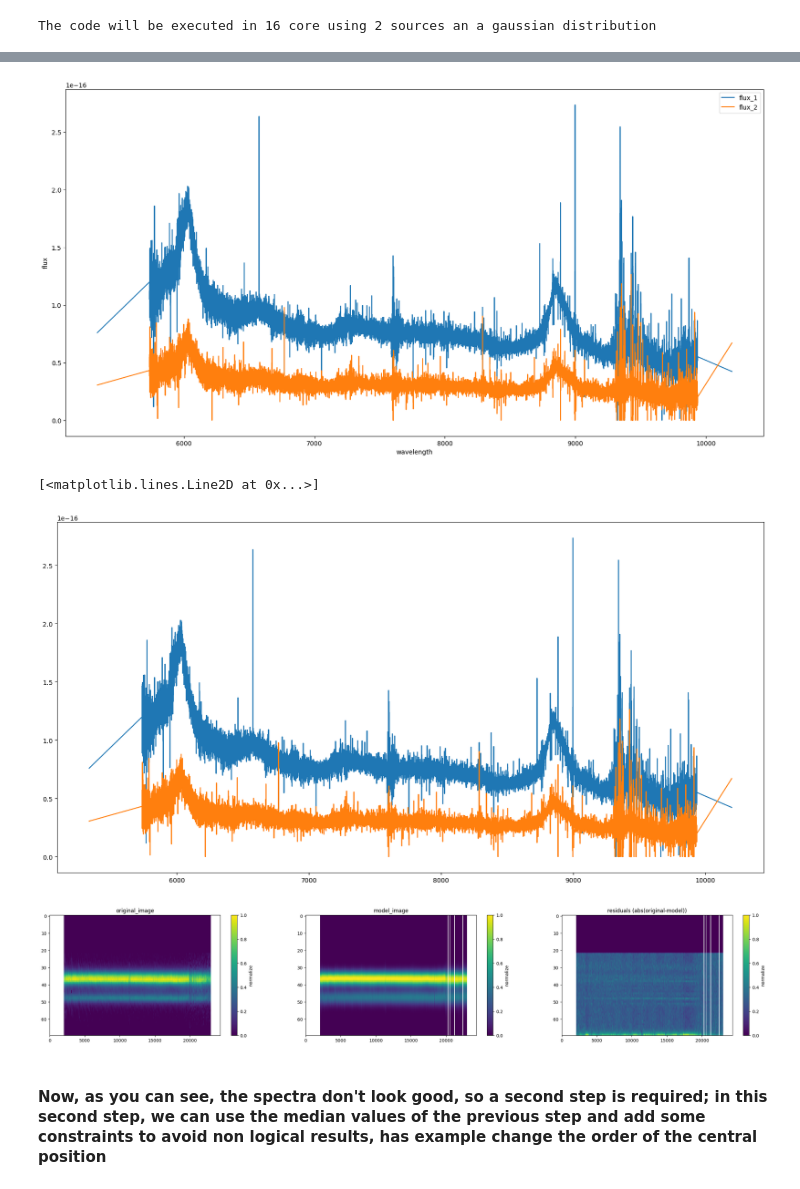
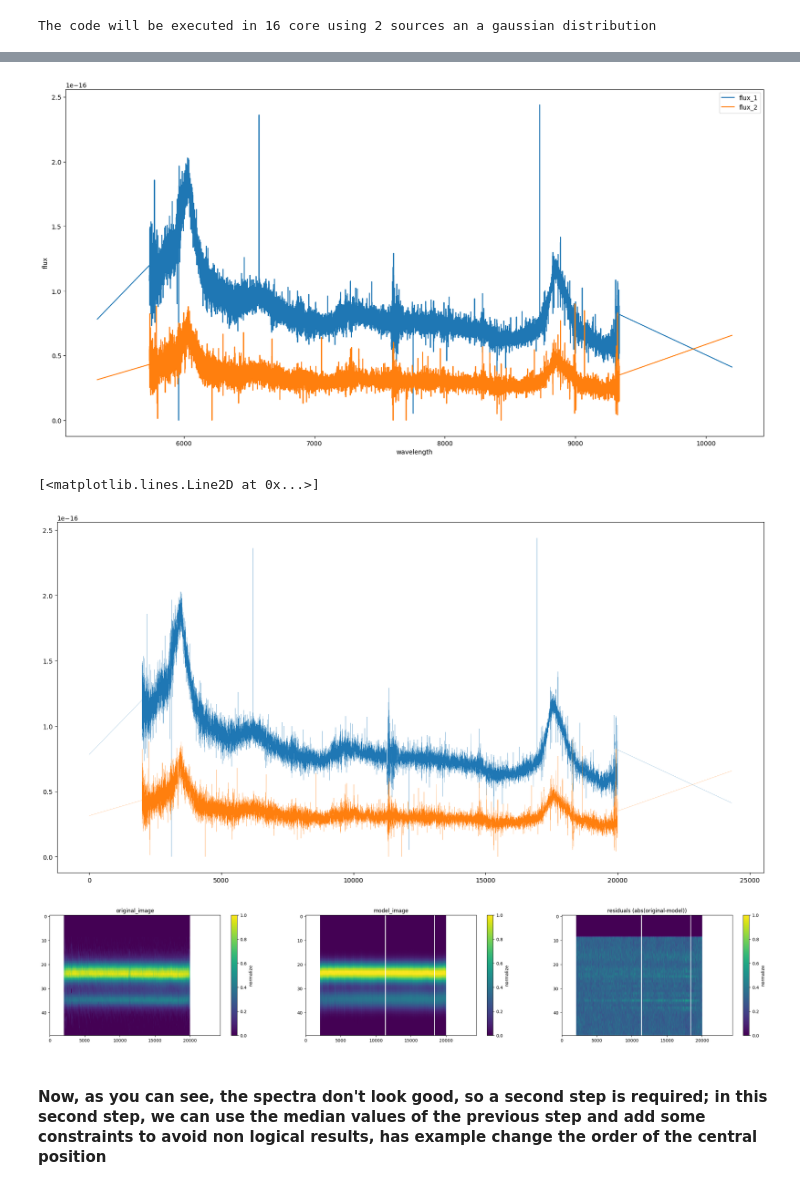
Before and after one commit to felavila/code_for_extraction_2d_spectra, a Jupyter notebook: notebooks/how_to_use_example_xshooter.ipynb, the cells around one changed output, grey strips where cells are left out. Drawn from its saved outputs; the diff is of its cells as text; code cells hidden in the pictures.

```diff
--- a/notebooks/how_to_use_example_xshooter.ipynb
+++ b/notebooks/how_to_use_example_xshooter.ipynb
@@ -22,7 +22,7 @@ import pickle
 # plt.imshow(data/np.nanmax(data,axis=0),aspect="auto",vmin=0,vmax=1)
 # %%
 image_path ="HE0230-2130_A2B_VIS_COR.fits"#os.path.join("0230-2130","UVB","HE0230-2130_A2B_UVB.fits")#"J1036-8544_MAPPED_SCI_MOS.fits"#"J0030-3358_MAPPED_SCI_MOS.fits"#os.path.join("0230-2130","UVB","HE0230-2130_A2B_UVB.fits")#"J0030-3358_MAPPED_SCI_MOS.fits"#"J1036-8544_MAPPED_SCI_MOS.fits"#"#os.path.join("0230-2130","UVB","HE0230-2130_A2B_UVB.fits"),"J0030-3358_MAPPED_SCI_MOS.fits" #"
-Image2d=spectra_2d(image_path,center_cut = 67 ,size_cut=None,verbose=True)
+Image2d=spectra_2d(image_path,center_cut = 70 ,size_cut=50,verbose=True)
 # %% [output]
 HE0230-2130_A2B_VIS_COR.fits
 mad = 0.0
@@ -66,7 +57,6 @@ mask_list
 # %%
-mask_list=[[0,2000],[23000,image.shape[1]-1]]
-mask_lis
-full_result_step_1 = paralel_fit(image,2,initial_center=guess_center,initial_separation=[guess_separation],pixel_limit=[],bound_sigma=[2],distribution="gaussian",mask_list=[[0,2000],[23000,image.shape[1]-1]],\
-                          param_value=None,param_limit=None,param_fix=None)# at the moment the mask only work in the
+mask_list=[[0,2000],[20000,image.shape[1]-1]]
+full_result_step_1 = paralel_fit(image,2,initial_center=guess_center,initial_separation=[guess_separation],pixel_limit=[],bound_sigma=[2],distribution="gaussian",mask_list=mask_list,\
+                          param_value={"sigma_1":2.824245873291126},param_limit={"sigma_1":[2.824245873291126*0.85,2.824245873291126*1.15]},param_fix=None)# at the moment the mask only work in the
 # %% [output]
 The code will be executed in 16 core using 2 sources an a gaussian distribution
@@ -98,21 +78,21 @@ mean value for value_sigma_2 if 2.824245873291126
 # %%
 serh_1.plot_spectra()
 # %% [output]
-[figure, old version]
+[figure, new version]
 # %%
 flux_1 = serh_1.spectras1d['flux_1']
 flux_2 = serh_1.spectras1d['flux_2']
 plt.figure(figsize=(20,10))
-plt.plot(serh_1.wavelength,flux_1)
-plt.plot(serh_1.wavelength,flux_2)
+plt.plot(flux_1,linewidth=0.2)
+plt.plot(flux_2,linewidth=0.2)
 #plt.ylim(0,1e-15)
 # %% [output]
 [<matplotlib.lines.Line2D at 0x...>]
-[figure, old version]
+[figure, new version]
 # %%
 serh_1.plot_2d_image_residuals()
 # %% [output]
-[figure, old version]
+[figure, new version]
 # %% [markdown]
 #### Now, as you can see, the spectra don't look good, so a second step is required; in this second step, we can use the median values of the previous step and add some constraints to avoid non logical results, has example change the order of the central position
 # %%
```
Also changed, not shown: parts of 7 cells of this notebook, 1 other file.
